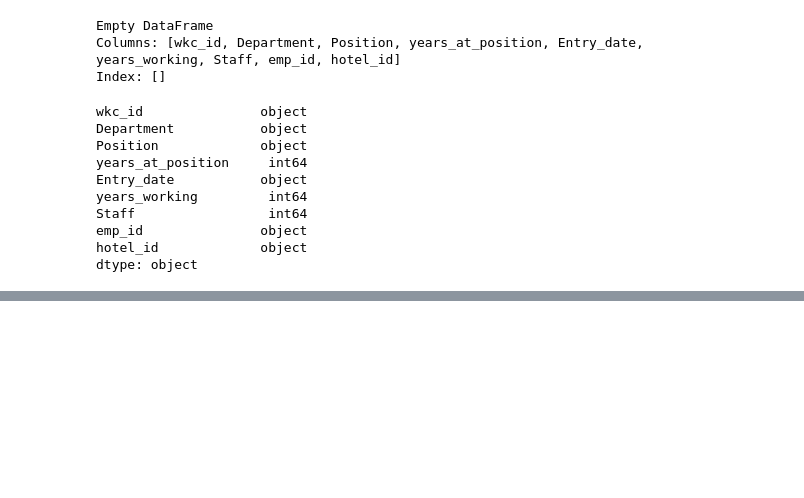
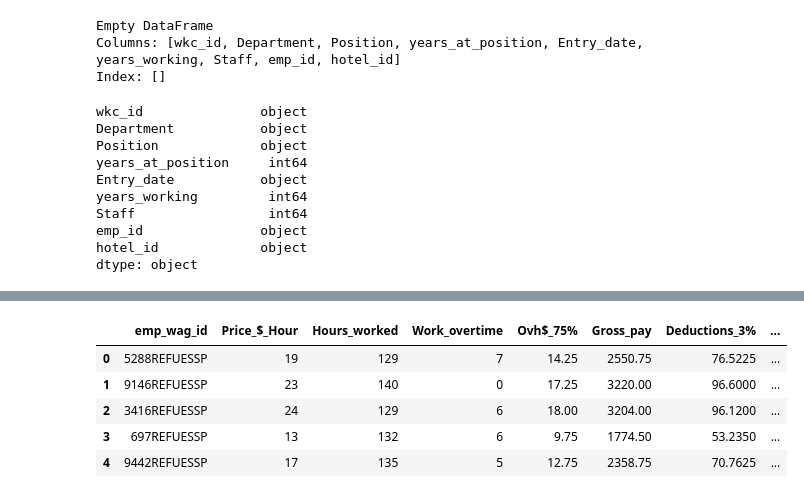
Before and after one commit to nachogalasso/da_python, a Jupyter notebook: hotel_hranalytics/databases.ipynb, the cells around one changed output, grey strips where cells are left out. Drawn from its saved outputs; the diff is of its cells as text; code cells hidden in the pictures; blank space fills up the shorter version.

```diff
--- a/hotel_hranalytics/databases.ipynb
+++ b/hotel_hranalytics/databases.ipynb
@@ -446,0 +498,25 @@ dtype: object
+# %%
+hour_price_rand = list(np.random.randint(12, 26, size=len(emp_wages_df)))
+hworked = list(np.random.randint(120, 161, size=len(emp_wages_df)))
+overtime = list(np.random.randint(0, 12, size=len(emp_wages_df)))
+
+emp_wages_df['Price_$_Hour'] = hour_price_rand
+emp_wages_df['Hours_worked'] = hworked
+emp_wages_df['Work_overtime'] = overtime
+
+emp_wages_df['Ovh$_75%'] = emp_wages_df['Price_$_Hour'] * 0.75
+
+emp_wages_df['Gross_pay'] = (emp_wages_df['Price_$_Hour'] * emp_wages_df['Hours_worked']) + (emp_wages_df['Work_overtime'] * emp_wages_df['Ovh$_75%'])
+
+emp_wages_df['Deductions_3%'] = emp_wages_df['Gross_pay'] * 0.03
+
+emp_wages_df['Total_Payment'] = emp_wages_df['Gross_pay'] - emp_wages_df['Deductions_3%']
+
+emp_wages_df.head()
+# %% [output]
+|  | emp_wag_id | Price_$_Hour | Hours_worked | Work_overtime | Ovh$_75% | Gross_pay | Deductions_3% | ... |
+| 0 | 5288REFUESSP | 19 | 129 | 7 | 14.25 | 2550.75 | 76.5225 | ... |
+| 1 | 9146REFUESSP | 23 | 140 | 0 | 17.25 | 3220.00 | 96.6000 | ... |
+| 2 | 3416REFUESSP | 24 | 129 | 6 | 18.00 | 3204.00 | 96.1200 | ... |
+| 3 | 697REFUESSP | 13 | 132 | 6 | 9.75 | 1774.50 | 53.2350 | ... |
+| 4 | 9442REFUESSP | 17 | 135 | 5 | 12.75 | 2358.75 | 70.7625 | ... |
```
Also changed, not shown: parts of 14 cells of this notebook.
